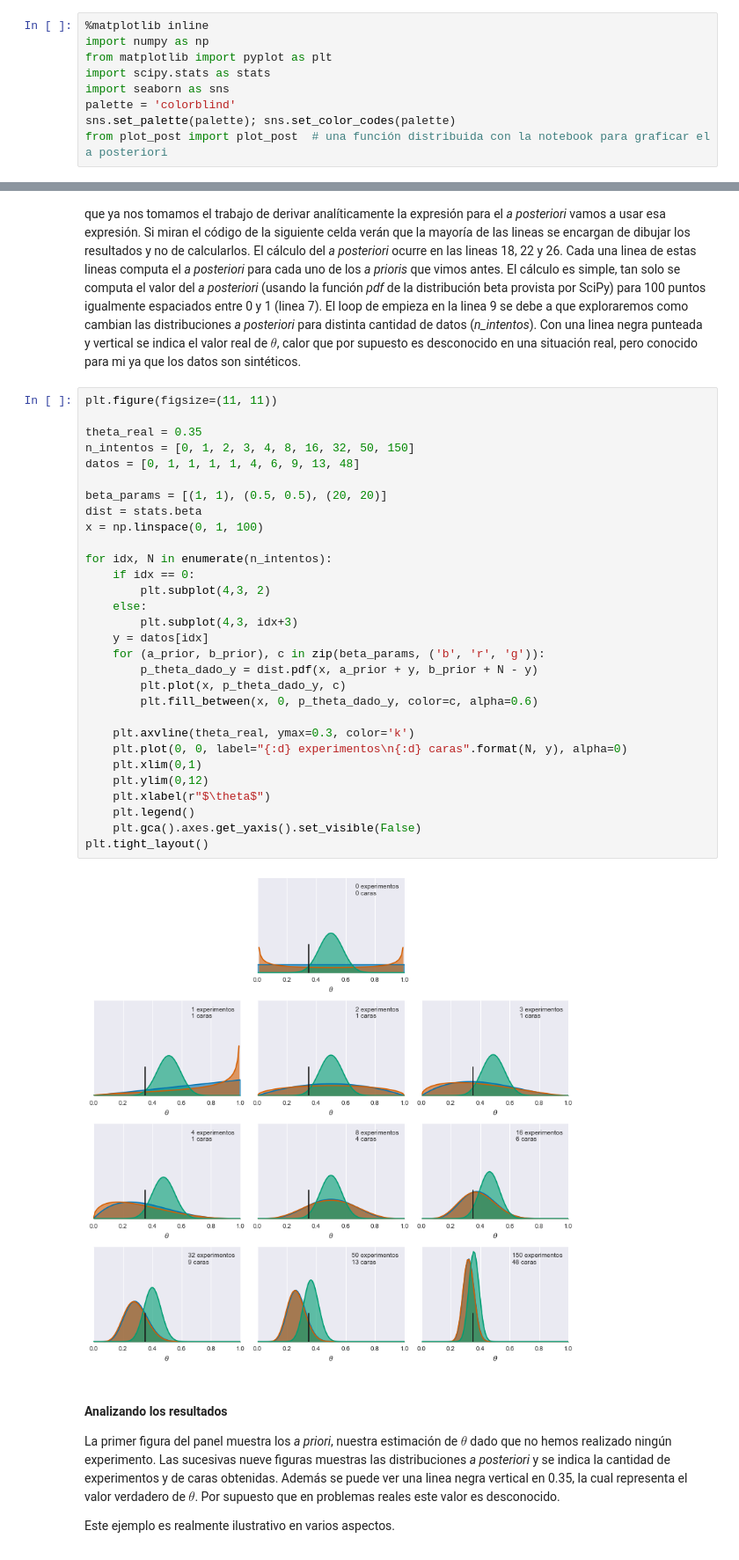
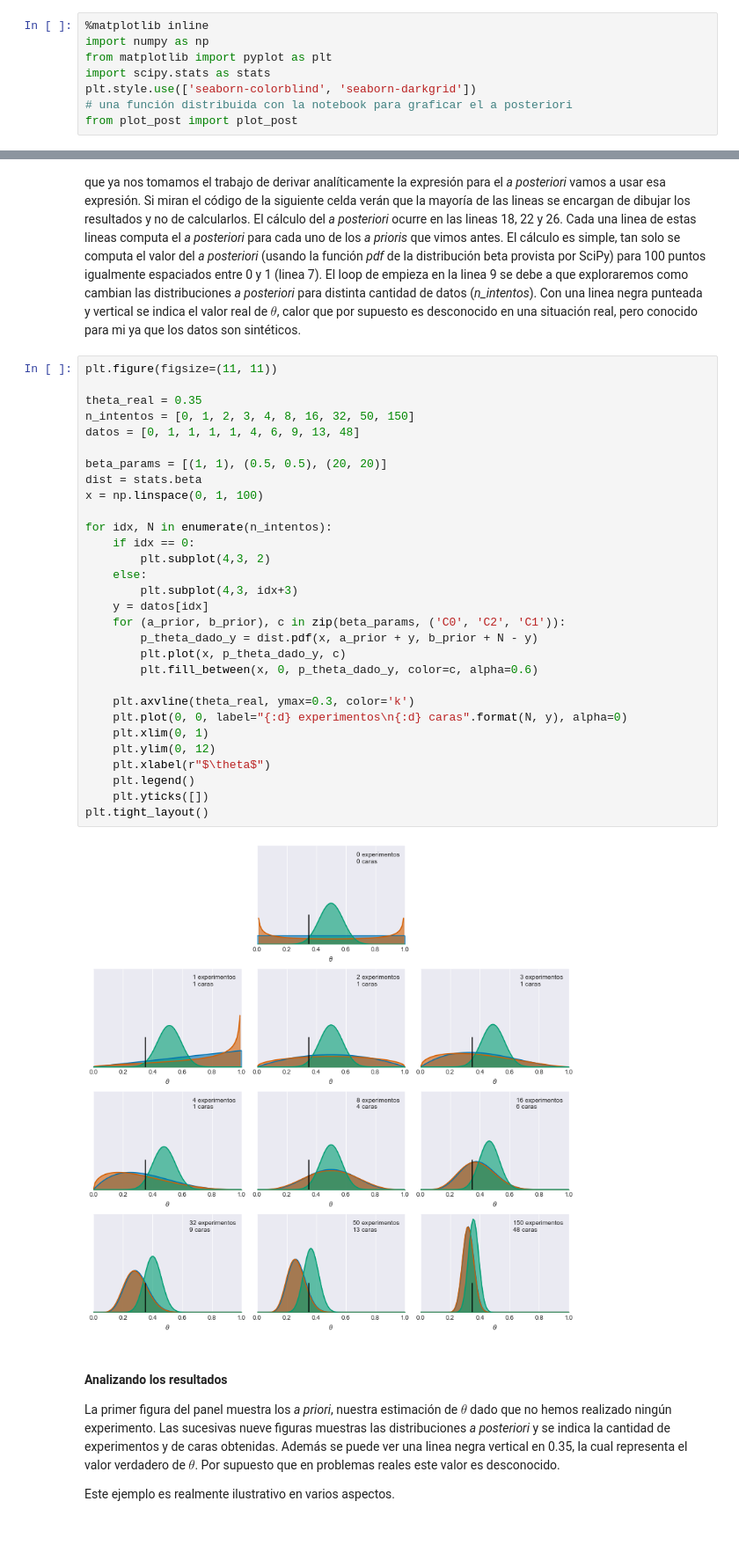
Before and after one commit to jmloyola/EBAD, a Jupyter notebook: 01_Teorema_de_Bayes_e_inferencia_estadística.ipynb, the cells around one changed output, grey strips where cells are left out. Shown at 88% size. Saved outputs shown, nothing was run; the diff lists cells and outputs as text.

```diff
--- a/01_Teorema_de_Bayes_e_inferencia_estadística.ipynb
+++ b/01_Teorema_de_Bayes_e_inferencia_estadística.ipynb
@@ -3,10 +3,9 @@
 import numpy as np
 from matplotlib import pyplot as plt
 import scipy.stats as stats
-import seaborn as sns
-palette = 'colorblind'
-sns.set_palette(palette); sns.set_color_codes(palette)
-from plot_post import plot_post  # una función distribuida con la notebook para graficar el a posteriori
+plt.style.use(['seaborn-colorblind', 'seaborn-darkgrid'])
+# una función distribuida con la notebook para graficar el a posteriori
+from plot_post import plot_post
 # %% [markdown]
 # Teorema de Bayes e inferencia estadística
 
@@ -286,35 +275,35 @@ En el próximo capítulo veremos como usar métodos computacionales para computa
 # %%
 plt.figure(figsize=(11, 11))
 
 theta_real = 0.35
 n_intentos = [0, 1, 2, 3, 4, 8, 16, 32, 50, 150]
 datos = [0, 1, 1, 1, 1, 4, 6, 9, 13, 48]
 
 beta_params = [(1, 1), (0.5, 0.5), (20, 20)]
 dist = stats.beta
 x = np.linspace(0, 1, 100)
 
 for idx, N in enumerate(n_intentos):
     if idx == 0:
         plt.subplot(4,3, 2)
     else:
         plt.subplot(4,3, idx+3)
     y = datos[idx]
-    for (a_prior, b_prior), c in zip(beta_params, ('b', 'r', 'g')):
+    for (a_prior, b_prior), c in zip(beta_params, ('C0', 'C2', 'C1')):
         p_theta_dado_y = dist.pdf(x, a_prior + y, b_prior + N - y)
         plt.plot(x, p_theta_dado_y, c)
         plt.fill_between(x, 0, p_theta_dado_y, color=c, alpha=0.6)
 
     plt.axvline(theta_real, ymax=0.3, color='k')
     plt.plot(0, 0, label="{:d} experimentos\n{:d} caras".format(N, y), alpha=0)
-    plt.xlim(0,1)
-    plt.ylim(0,12)
+    plt.xlim(0, 1)
+    plt.ylim(0, 12)
     plt.xlabel(r"$\theta$")
     plt.legend()
-    plt.gca().axes.get_yaxis().set_visible(False)
+    plt.yticks([])
 plt.tight_layout()
 # %% [output]
-[figure, old version]
+[figure, new version]
 # %% [markdown]
 #### Analizando los resultados
 
```
Also changed, not shown: parts of 14 cells of this notebook, 2 other files.
